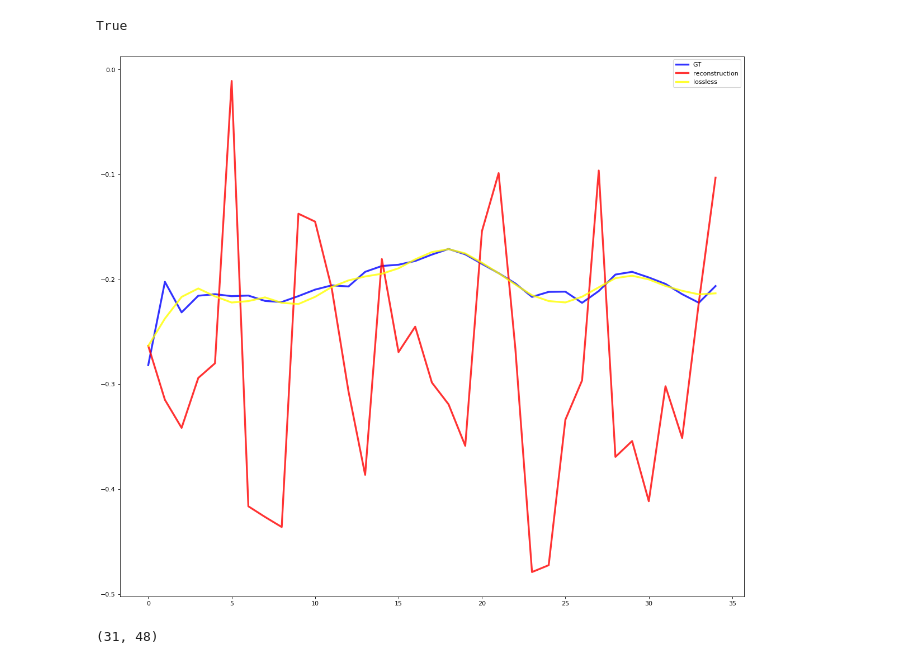
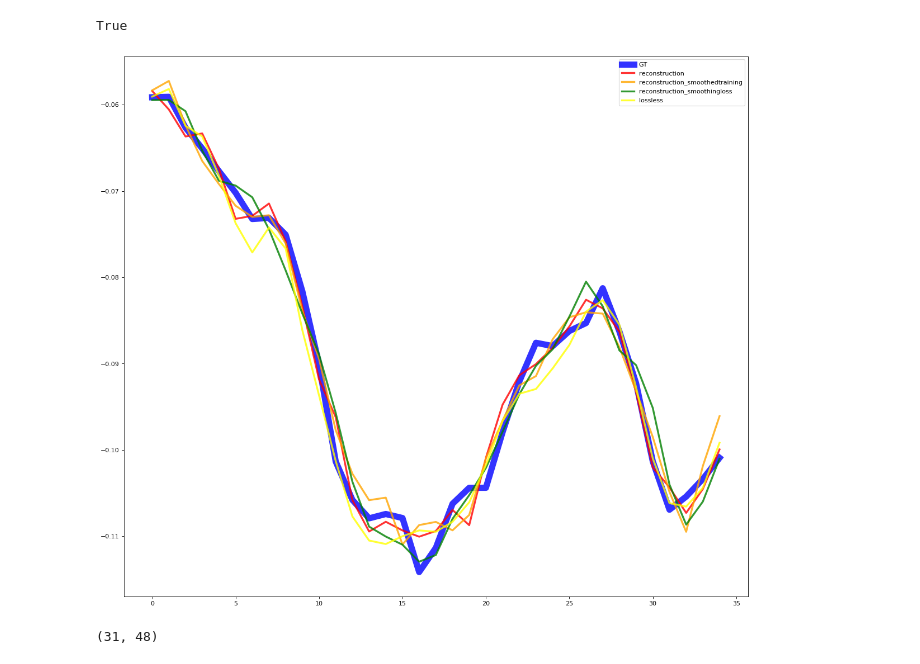
Before and after one commit to tileb1/LearnTrajDep, a Jupyter notebook: Untitled.ipynb, the cells around one changed output. Drawn from its saved outputs; the diff is of its cells as text; code cells hidden in the pictures.

Commit message:
tanh relu autoencoder

```diff
--- a/Untitled.ipynb
+++ b/Untitled.ipynb
@@ -32,20 +36,22 @@ import numpy as np
 # %% [output]
 True
 # %%
+import torch.nn as nn
+
 seq_len = 35
 hidden_size = 30
 
-autoencoder = TimeAutoencoder(seq_len, hidden_size)
+autoencoder = TimeAutoencoder(seq_len, hidden_size, activation=nn.ReLU())
 load_model(autoencoder, 'autoencoder_{}_{}.pt'.format(seq_len, hidden_size))
 
 autoencoder_lossless = TimeAutoencoder(seq_len, seq_len)
 load_model(autoencoder_lossless, 'autoencoder_{}_{}_.pt'.format(seq_len, seq_len))
 
-# autoencoder_smoothedtraining = TimeAutoencoder(seq_len, hidden_size)
-# load_model(autoencoder_smoothedtraining, 'autoencoder_{}_{}_smoothed_training.pt'.format(seq_len, hidden_size))
+autoencoder_smoothedtraining = TimeAutoencoder(seq_len, hidden_size, activation=nn.ReLU())
+load_model(autoencoder_smoothedtraining, 'autoencoder_{}_{}_smoothed_training.pt'.format(seq_len, hidden_size))
 
-# autoencoder_smoothingloss = TimeAutoencoder(seq_len, hidden_size)
-# load_model(autoencoder_smoothingloss, 'autoencoder_{}_{}_smoothingloss.pt'.format(seq_len, hidden_size))
+autoencoder_smoothingloss = TimeAutoencoder(seq_len, hidden_size, activation=nn.ReLU())
+load_model(autoencoder_smoothingloss, 'autoencoder_{}_{}_smoothingloss.pt'.format(seq_len, hidden_size))
 # %%
 # joint_index = np.random.randint(0, 48)
 # padded, true, all_seq = next(iter(train_loader))
@@ -56,25 +62,25 @@ load_model(autoencoder_lossless, 'autoencoder_{}_{}_.pt'.format(seq_len, seq_len
 # %%
 plt.figure(figsize=(18, 16), dpi= 80, facecolor='w', edgecolor='k')
 
 joint_index = np.random.randint(0, 48)
 
 some_seq = next(iter(get_raw_loader(train_loader)))[1]
 
 some_reconstruction = autoencoder(some_seq)[0].detach()
-# some_reconstruction_smoothedtraining = autoencoder_smoothedtraining(some_seq)[0].detach()
-# some_reconstruction_smoothingloss = autoencoder_smoothingloss(some_seq)[0].detach()
+some_reconstruction_smoothedtraining = autoencoder_smoothedtraining(some_seq)[0].detach()
+some_reconstruction_smoothingloss = autoencoder_smoothingloss(some_seq)[0].detach()
 some_reconstruction_lossless = autoencoder_lossless(some_seq)[0].detach()
 
-plt.plot(some_seq[0, joint_index, :], c='blue', label='GT', linewidth=3, alpha=0.8)
+plt.plot(some_seq[0, joint_index, :], c='blue', label='GT', linewidth=10, alpha=0.8)
 plt.plot(some_reconstruction[0, joint_index, :], c='red', label='reconstruction', linewidth=3, alpha=0.8)
-# plt.plot(some_reconstruction_smoothedtraining[0, joint_index, :], c='orange', label='reconstruction_smoothedtraining', linewidth=3, alpha=0.8)
-# plt.plot(some_reconstruction_smoothingloss[0, joint_index, :], c='green', label='reconstruction_smoothingloss', linewidth=3, alpha=0.8)
+plt.plot(some_reconstruction_smoothedtraining[0, joint_index, :], c='orange', label='reconstruction_smoothedtraining', linewidth=3, alpha=0.8)
+plt.plot(some_reconstruction_smoothingloss[0, joint_index, :], c='green', label='reconstruction_smoothingloss', linewidth=3, alpha=0.8)
 plt.plot(some_reconstruction_lossless[0, joint_index, :], c='yellow', label='lossless', linewidth=3, alpha=0.8)
 
 plt.legend()
 plt.show()
 # %% [output]
-[figure, old version]
+[figure, new version]
 # %%
 testtensor = some_seq[0].transpose(0, 1)
 win3 = np.hamming(5)
```
Also changed, not shown: parts of 1 cell of this notebook, 1 other file.
